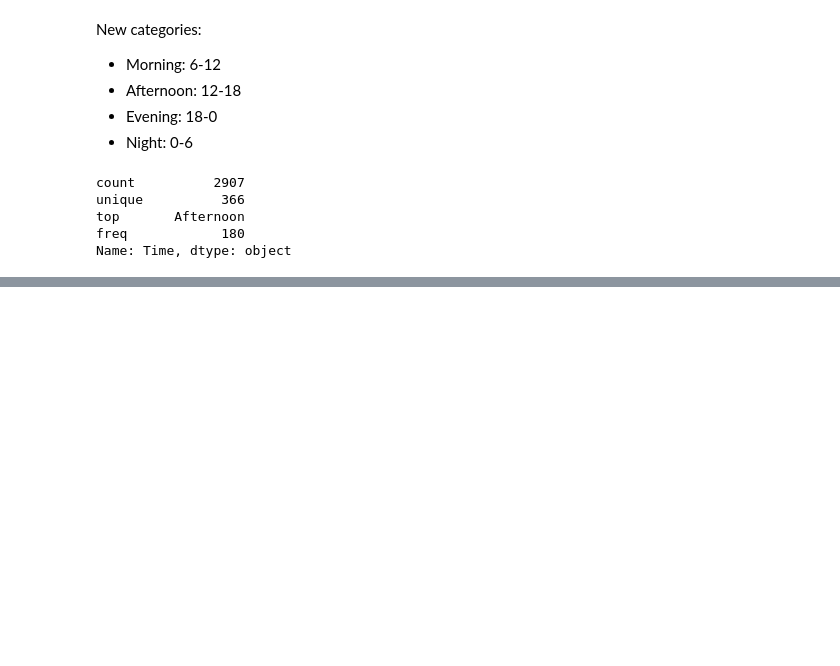
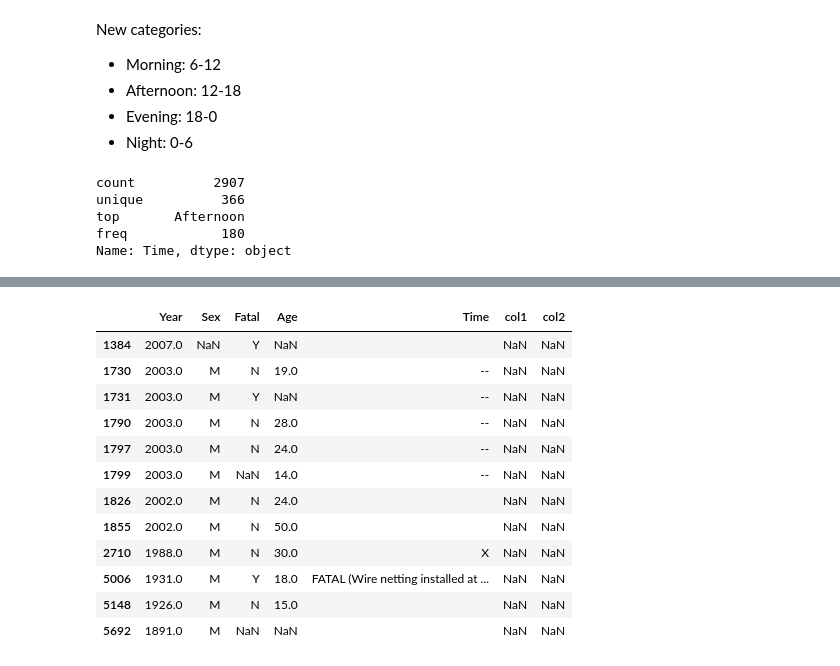
Before and after one commit to Lab-Ironhack/data-cleaning-pandas, a Jupyter notebook: src/cleaning.ipynb, the cells around one changed output, grey strips where cells are left out. Cells and saved outputs as stored; diff of their text form; code cells hidden in the pictures; blank space fills up the shorter version.

```diff
--- a/src/cleaning.ipynb
+++ b/src/cleaning.ipynb
@@ -853,0 +951,28 @@ Name: Time, dtype: object
+# %%
+mask = (df["Time"].str.contains("fter\s?[nl]", na = False)) | (df["Time"].str.contains("Noon", na = False, regex = False)) | (df["Time"].str.contains("P.?M", na=False)) | (df["Time"].str.contains("Midday", na = False, regex = False)) | (df["Time"].str.contains("luncht?", na=False)) | (df["Time"].str.contains("Luncht?", na=False))
+df.loc[mask, "col2"] = "Afternoon"
+# %%
+mask = (df["Time"].str.contains("sundown")) | (df["Time"].str.contains("before dusk", na=False, regex=False))
+df.loc[mask, "col2"] = "Evening"
+# %%
+mask = (df["Time"].str.contains("dark", na=False, regex=False)) | (df["Time"] == "Dark") | (df["Time"].str.contains("before dawn", na=False, regex=False)) | (df["Time"] == "sunset") | (df["Time"] == "Sunset") | (df["Time"].str.contains("dusk", na=False, regex=False)) | (df["Time"].str.contains("Dusk", na = False, regex=False)) | (df["Time"] == "Before daybreak")
+df.loc[mask, "col2"] = "Night"
+# %%
+mask = (df["Time"] == "--") | (df["Time"] == "X")
+df.loc[mask, "col2"] = float('nan')
+# %%
+df[df["col2"].isna() & df["Time"].notna()] #Depuration finished
+# %% [output]
+|  | Year | Sex | Fatal | Age | Time | col1 | col2 |
+| 1384 | 2007.0 | NaN | Y | NaN |  | NaN | NaN |
+| 1730 | 2003.0 | M | N | 19.0 | -- | NaN | NaN |
+| 1731 | 2003.0 | M | Y | NaN | -- | NaN | NaN |
+| 1790 | 2003.0 | M | N | 28.0 | -- | NaN | NaN |
+| 1797 | 2003.0 | M | N | 24.0 | -- | NaN | NaN |
+| 1799 | 2003.0 | M | NaN | 14.0 | -- | NaN | NaN |
+| 1826 | 2002.0 | M | N | 24.0 |  | NaN | NaN |
+| 1855 | 2002.0 | M | N | 50.0 |  | NaN | NaN |
+| 2710 | 1988.0 | M | N | 30.0 | X | NaN | NaN |
+| 5006 | 1931.0 | M | Y | 18.0 | FATAL (Wire netting installed at ... | NaN | NaN |
+| 5148 | 1926.0 | M | N | 15.0 |  | NaN | NaN |
+| 5692 | 1891.0 | M | NaN | NaN |  | NaN | NaN |
```
Also changed, not shown: parts of 18 cells of this notebook.
